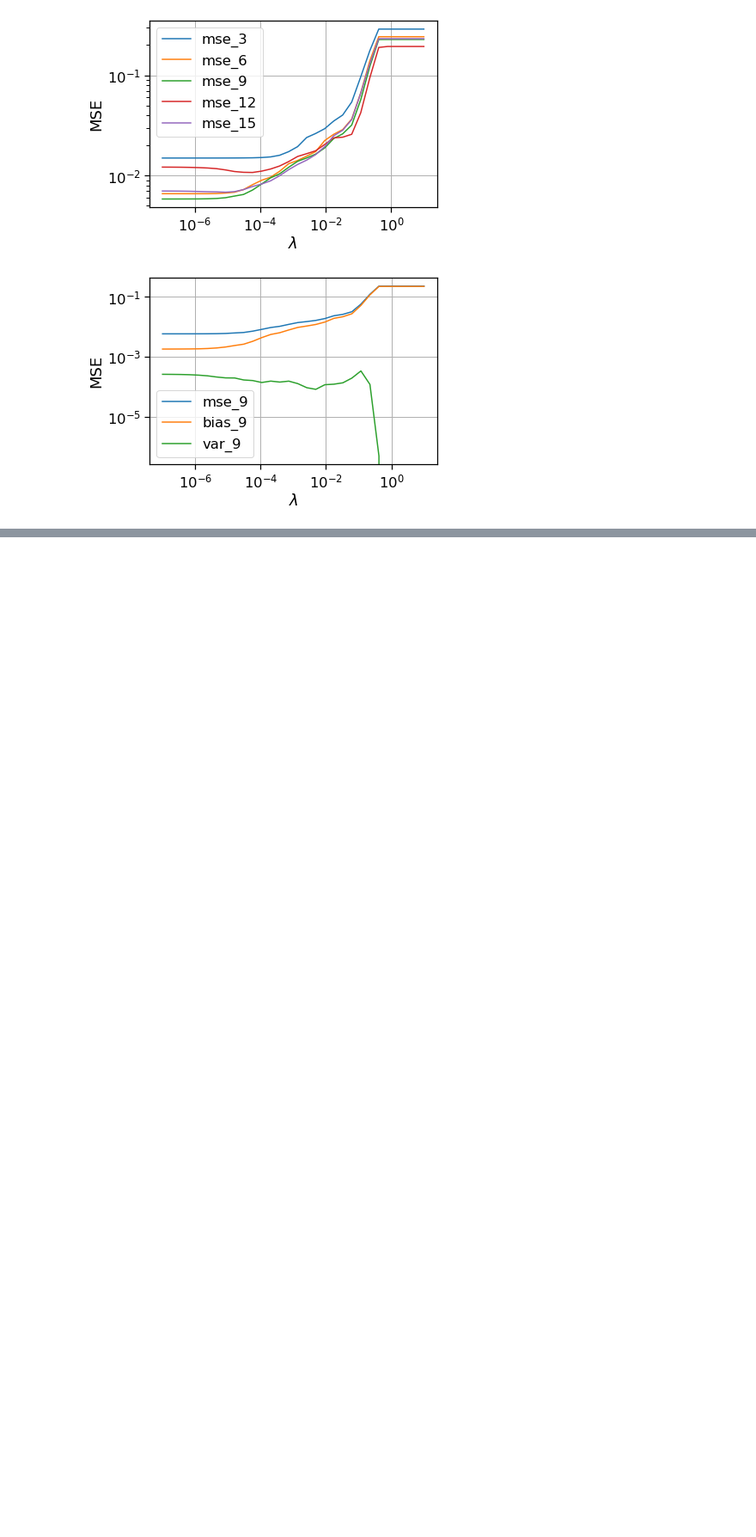
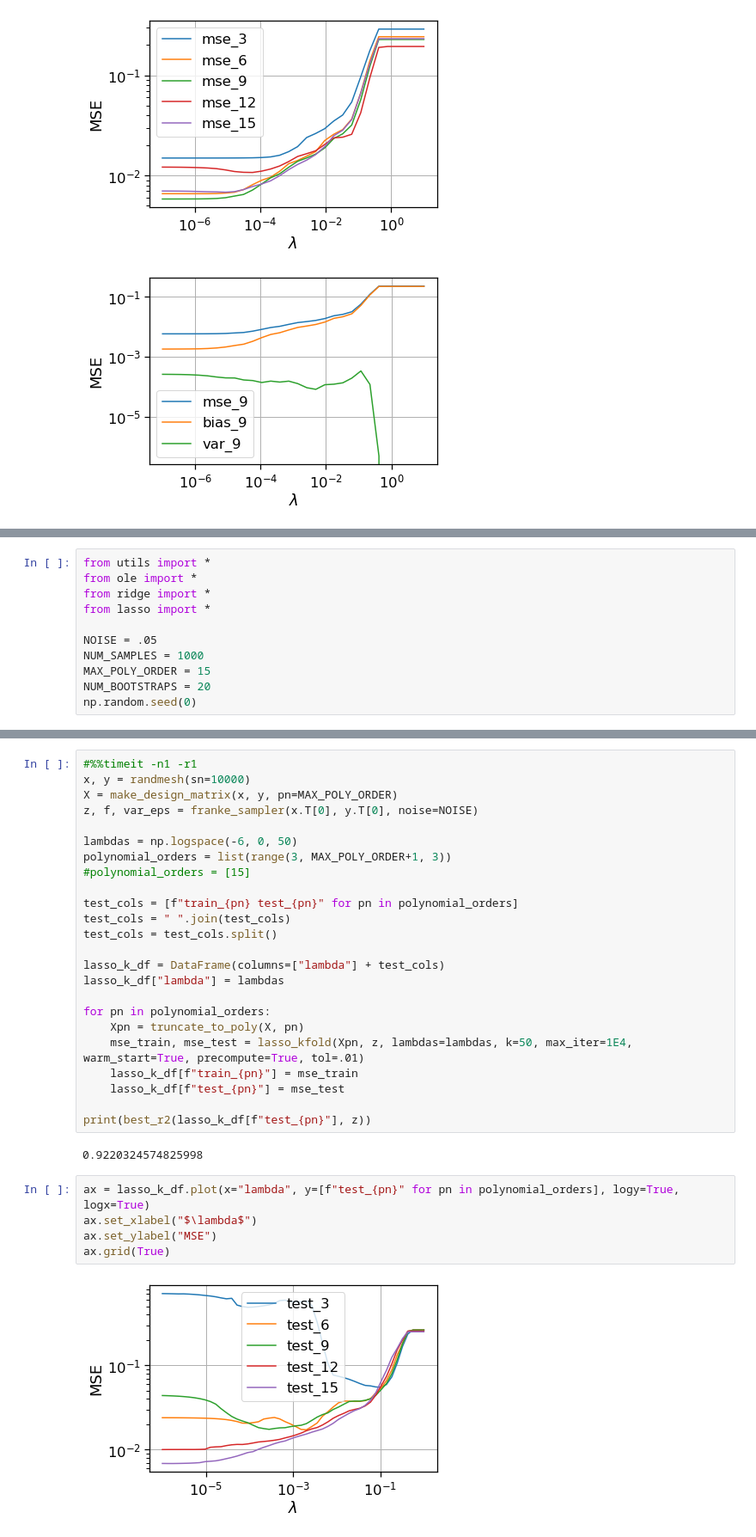
Before and after one commit to fonstelien/FYS-STK4155, a Jupyter notebook: project1/project1.ipynb, the cells around one changed output, grey strips where cells are left out. Shown at 86% size. Cells and saved outputs as stored; diff of their text form; blank space fills up the shorter version.

```diff
--- a/project1/project1.ipynb
+++ b/project1/project1.ipynb
@@ -501,0 +218,11 @@ plt.show()
+# %%
+from utils import *
+from ole import *
+from ridge import *
+from lasso import *
+
+NOISE = .05
+NUM_SAMPLES = 1000
+MAX_POLY_ORDER = 15
+NUM_BOOTSTRAPS = 20
+np.random.seed(0)
@@ -501,0 +278,33 @@ plt.show()
+# %%
+#%%timeit -n1 -r1
+x, y = randmesh(sn=10000)
+X = make_design_matrix(x, y, pn=MAX_POLY_ORDER)
+z, f, var_eps = franke_sampler(x.T[0], y.T[0], noise=NOISE)
+
+lambdas = np.logspace(-6, 0, 50)
+polynomial_orders = list(range(3, MAX_POLY_ORDER+1, 3))
+#polynomial_orders = [15]
+
+test_cols = [f"train_{pn} test_{pn}" for pn in polynomial_orders]
+test_cols = " ".join(test_cols)
+test_cols = test_cols.split()
+
+lasso_k_df = DataFrame(columns=["lambda"] + test_cols)
+lasso_k_df["lambda"] = lambdas
+
+for pn in polynomial_orders:
+    Xpn = truncate_to_poly(X, pn)
+    mse_train, mse_test = lasso_kfold(Xpn, z, lambdas=lambdas, k=50, max_iter=1E4, warm_start=True, precompute=True, tol=.01)
+    lasso_k_df[f"train_{pn}"] = mse_train
+    lasso_k_df[f"test_{pn}"] = mse_test
+
+print(best_r2(lasso_k_df[f"test_{pn}"], z))
+# %% [output]
+0.9220324574825998
+# %%
+ax = lasso_k_df.plot(x="lambda", y=[f"test_{pn}" for pn in polynomial_orders], logy=True, logx=True)
+ax.set_xlabel("$\lambda$")
+ax.set_ylabel("MSE")
+ax.grid(True)
+# %% [output]
+[figure, added]
```
Also changed, not shown: parts of 16 cells of this notebook.
